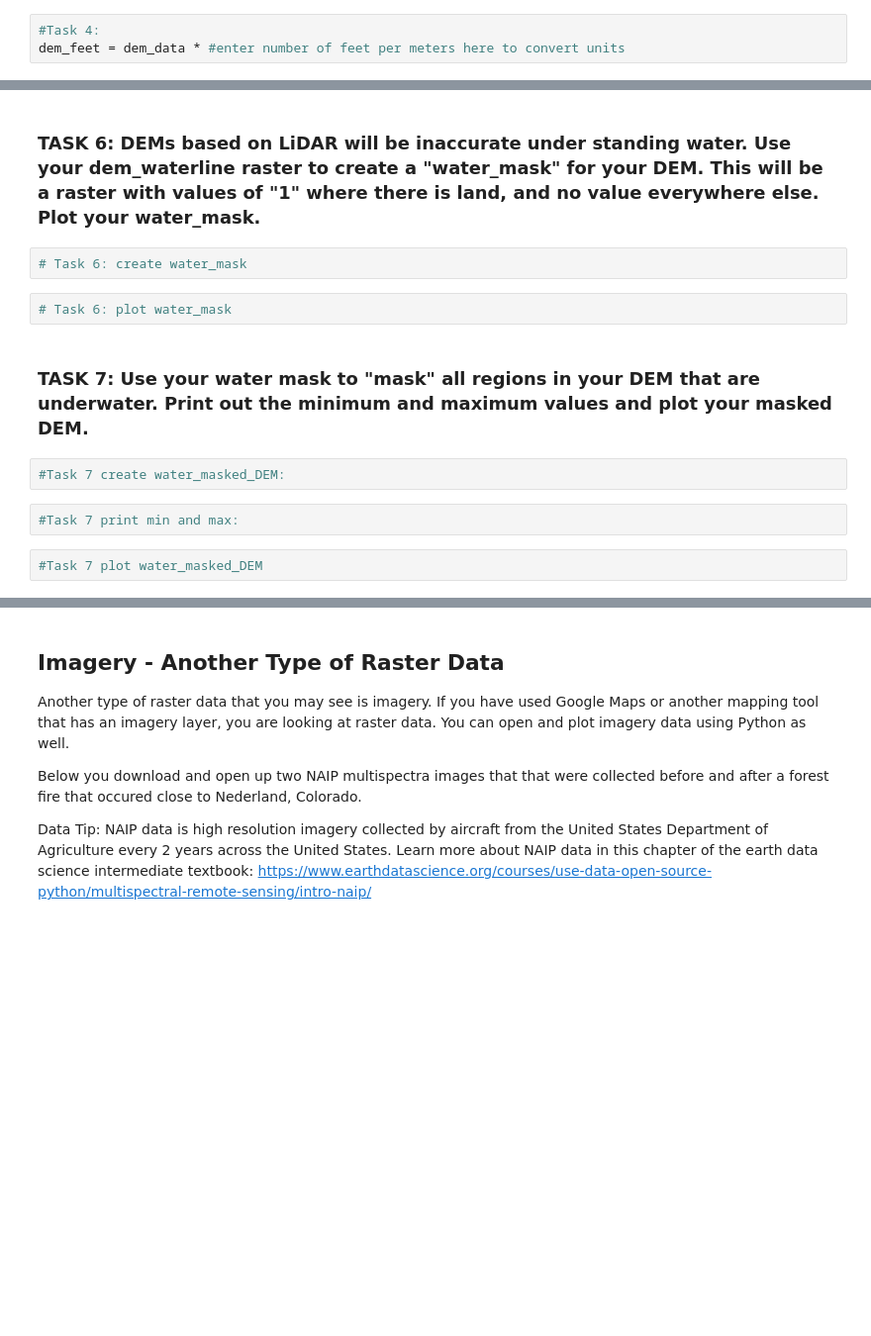
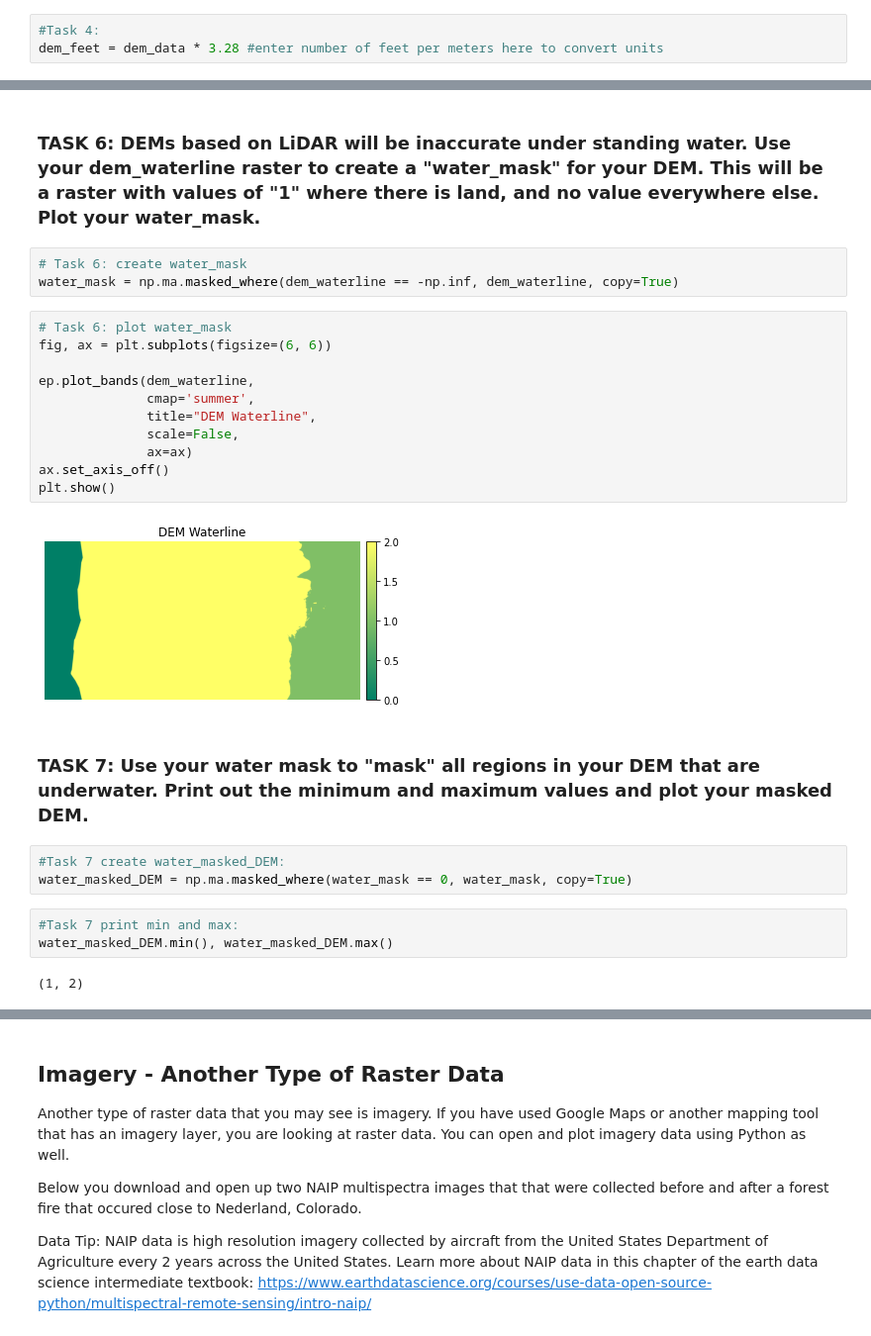
Before and after one commit to emjorgen/EnvDatSci22, a Jupyter notebook: CodeSprints/RasterData101.ipynb, the cells around one changed output, grey strips where cells are left out. Shown at 99% size. Cells and saved outputs as stored; diff of their text form; blank space fills up the shorter version.

```diff
--- a/CodeSprints/RasterData101.ipynb
+++ b/CodeSprints/RasterData101.ipynb
@@ -270,7 +316,7 @@ You can learn more about working with numpy arrays in [Lesson 1 of the Introduct
 *Note: there are 3.28084 feet per meter*
 # %%
 #Task 4:
-dem_feet = dem_data * #enter number of feet per meters here to convert units
+dem_feet = dem_data * 3.28 #enter number of feet per meters here to convert units
 # %% [markdown]
 View the summary statistics for the dem_feet array you created under task 4.
 # %%
@@ -343,13 +428,27 @@ Often in raster manipulation, we want to use certain criteria to mask out raster
 ### TASK 6: DEMs based on LiDAR will be inaccurate under standing water. Use your dem_waterline raster to create a "water_mask" for your DEM. This will be a raster with values of "1" where there is land, and no value everywhere else. Plot your water_mask.
 # %%
 # Task 6: create water_mask
+water_mask = np.ma.masked_where(dem_waterline == -np.inf, dem_waterline, copy=True)
-# %%
-# Task 6: plot water_mask
+# %%
+# Task 6: plot water_mask
+fig, ax = plt.subplots(figsize=(6, 6))
+
+ep.plot_bands(dem_waterline,
+              cmap='summer',
+              title="DEM Waterline",
+              scale=False,
+              ax=ax)
+ax.set_axis_off()
+plt.show()
+# %% [output]
+[figure, added]
 # %% [markdown]
 ### TASK 7: Use your water mask to "mask" all regions in your DEM that are underwater. Print out the minimum and maximum values and plot your masked DEM.
 # %%
 #Task 7 create water_masked_DEM:
+water_masked_DEM = np.ma.masked_where(water_mask == 0, water_mask, copy=True)
 # %%
 #Task 7 print min and max:
+water_masked_DEM.min(), water_masked_DEM.max()
+# %% [output]
+(1, 2)
-# %%
-#Task 7 plot water_masked_DEM
```
Also changed, not shown: parts of 39 cells of this notebook.
